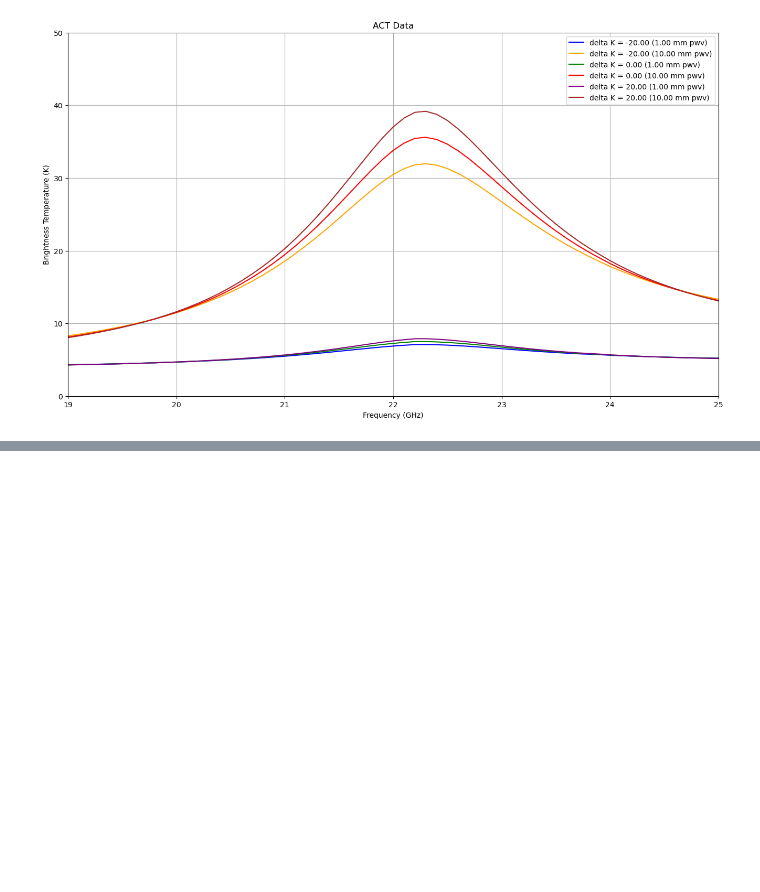
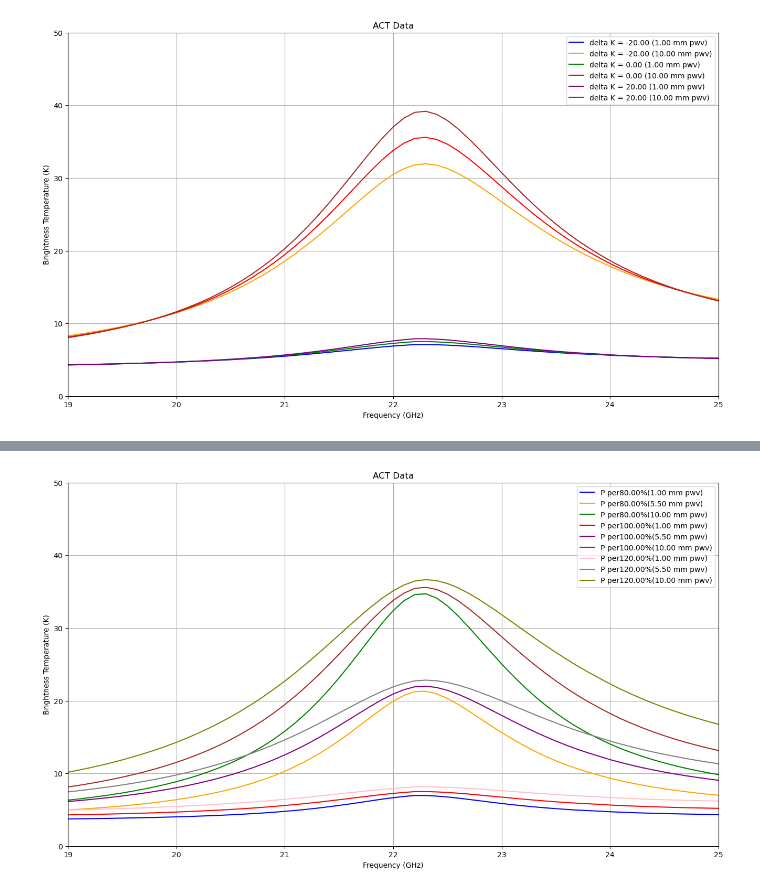
Before and after one commit to ReChen33/252Sum, a Jupyter notebook: Code/ACT/LaS.ipynb, the cells around one changed output, grey strips where cells are left out. Drawn from its saved outputs; the diff is of its cells as text; code cells hidden in the pictures; blank space fills up the shorter version.

Commit message:
apply P_diff and PWV2IWP

```diff
--- a/Code/ACT/LaS.ipynb
+++ b/Code/ACT/LaS.ipynb
@@ -151,3 +151,80 @@ png file name:  diff_Tbase with diff pwv_ACT_data_zoomed.png
 png file name:  diff_Tbase with diff pwv_ACT_data_zoomed2.png
 png file name:  diff_Tbase with diff pwv_ACT_data_zoomed3.png
 [figure]
+# %%
+from typing import Dict
+import matplotlib.pyplot as plt
+import numpy as np
+from astropy import units as u
+import os
+
+def save_figure(name):
+
+    #save the figures into folder results
+    os.makedirs("results", exist_ok=True)
+    fig1.savefig(os.path.join("results", f"{name}_ACT_data.png"), dpi=300)
+    fig1.savefig(os.path.join("results", f"{name}_ACT_data.svg"))
+    print("png file name: ", f"{name}_ACT_data.png")
+    ax1.set_xlim(175, 190)
+    fig1.savefig(os.path.join("results", f"{name}_ACT_data_zoomed.png"), dpi=300)
+    fig1.savefig(os.path.join("results", f"{name}_ACT_data_zoomed.svg"))
+    print("png file name: ", f"{name}_ACT_data_zoomed.png")
+    ax1.set_xlim(50, 70)
+    fig1.savefig(os.path.join("results", f"{name}_ACT_data_zoomed2.png"), dpi=300)
+    fig1.savefig(os.path.join("results", f"{name}_ACT_data_zoomed2.svg"))
+    print("png file name: ", f"{name}_ACT_data_zoomed2.png")
+    ax1.set_xlim(19, 25)
+    ax1.set_ylim(0, 50)
+    fig1.savefig(os.path.join("results", f"{name}_ACT_data_zoomed3.png"), dpi=300)
+    fig1.savefig(os.path.join("results", f"{name}_ACT_data_zoomed3.svg"))
+    print("png file name: ", f"{name}_ACT_data_zoomed3.png")
+
+
+
+name = "diff_Pbase"
+#load the data
+output_file = f"{name}.txt"
+output_data = np.loadtxt(output_file)
+#print(output_data)
+#seperate the rows by PWV
+out_dict: Dict[str, Dict[str,list]] = {}
+
+for row in output_data:
+
+    if row[-1] == 0:
+        key = f"P per{row[0]*100:.2f}%({row[1]:.2f} mm pwv)"
+        out_dict[key] = {}
+
+    elif row[-1] != 0:
+        #add the frequency and brightness temperature to the dictionary
+        #key = f"{row[0]:.2f}mm pwv"
+        if "frequencies" not in out_dict[key]:
+            out_dict[key]["frequencies"] = []
+            out_dict[key]["transmittance"] = []
+            out_dict[key]["brightness_temperature"] = []
+        out_dict[key]["frequencies"].append(row[0])
+        out_dict[key]["transmittance"].append(row[1])
+        out_dict[key]["brightness_temperature"].append(row[2])
+
+
+colors = ['blue', 'orange', 'green', 'red', 'purple', 'brown', 'pink', 'gray', 'olive', 'cyan']
+
+# fig0,ax0 = plt.subplots(figsize=(16, 9))
+fig1,ax1 = plt.subplots(figsize=(16, 9))
+
+for key in out_dict:
+    fre = np.array(out_dict[key]["frequencies"]) * u.GHz
+    Tb = np.array(out_dict[key]["brightness_temperature"]) * u.K
+
+    #plot the data
+
+    ax1.plot(fre.value, Tb.value, label=f"{key}", color=colors.pop(0))
+    ax1.set_xlabel('Frequency (GHz)')
+    ax1.set_ylabel('Brightness Temperature (K)')
+    ax1.set_title('ACT Data')
+    ax1.grid(True)
+    ax1.legend()
+
+save_figure(name+" with diff pwv")
+plt.show()
+# %% [output]
@@ -153,0 +235 @@ png file name:  diff_Tbase with diff pwv_ACT_data_zoomed3.png
+[figure, added]
```
Also changed, not shown: parts of 2 cells of this notebook, 53 other files.
